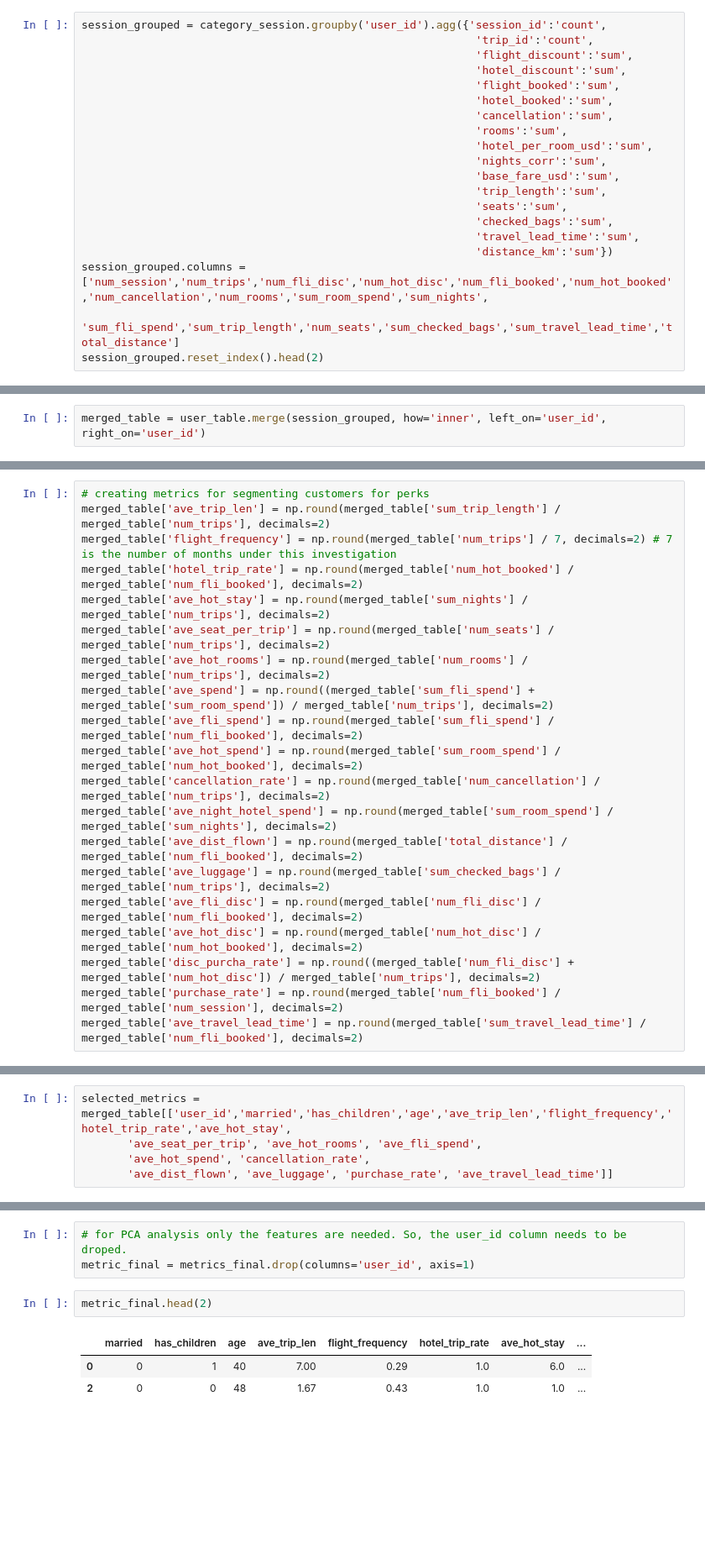
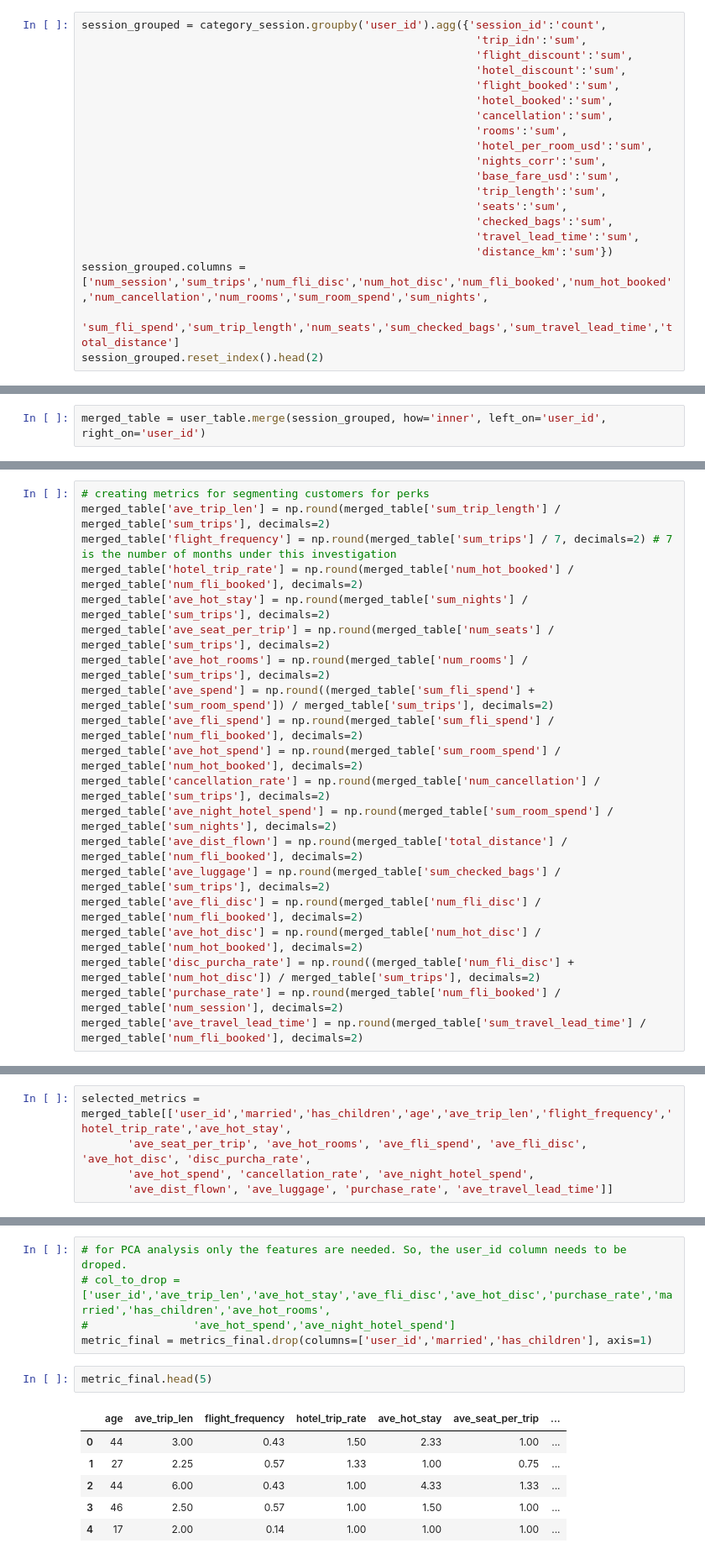
Before and after one commit to derewor/Travel-Tide-project, a Jupyter notebook: TravelTide_project_final.ipynb, the cells around one changed output, grey strips where cells are left out. Shown at 84% size. Saved outputs shown, nothing was run; the diff lists cells and outputs as text; blank space fills up the shorter version.

```diff
--- a/TravelTide_project_final.ipynb
+++ b/TravelTide_project_final.ipynb
@@ -213,6 +216,6 @@ category_session.head(2)
 # %%
 session_grouped = category_session.groupby('user_id').agg({'session_id':'count',
-                                                            'trip_id':'count',
+                                                            'trip_idn':'sum',
                                                             'flight_discount':'sum',
                                                             'hotel_discount':'sum',
                                                             'flight_booked':'sum',
@@ -227,7 +230,7 @@ session_grouped = category_session.groupby('user_id').agg({'session_id':'count',
                                                             'checked_bags':'sum',
                                                             'travel_lead_time':'sum',
                                                             'distance_km':'sum'})
-session_grouped.columns = ['num_session','num_trips','num_fli_disc','num_hot_disc','num_fli_booked','num_hot_booked','num_cancellation','num_rooms','sum_room_spend','sum_nights',
+session_grouped.columns = ['num_session','sum_trips','num_fli_disc','num_hot_disc','num_fli_booked','num_hot_booked','num_cancellation','num_rooms','sum_room_spend','sum_nights',
                            'sum_fli_spend','sum_trip_length','num_seats','sum_checked_bags','sum_travel_lead_time','total_distance']
 session_grouped.reset_index().head(2)
 # %% [output]
@@ -248,20 +255,20 @@ merged_table = user_table.merge(session_grouped, how='inner', left_on='user_id',
 # %%
 # creating metrics for segmenting customers for perks
-merged_table['ave_trip_len'] = np.round(merged_table['sum_trip_length'] / merged_table['num_trips'], decimals=2)
-merged_table['flight_frequency'] = np.round(merged_table['num_trips'] / 7, decimals=2) # 7 is the number of months under this investigation
+merged_table['ave_trip_len'] = np.round(merged_table['sum_trip_length'] / merged_table['sum_trips'], decimals=2)
+merged_table['flight_frequency'] = np.round(merged_table['sum_trips'] / 7, decimals=2) # 7 is the number of months under this investigation
 merged_table['hotel_trip_rate'] = np.round(merged_table['num_hot_booked'] / merged_table['num_fli_booked'], decimals=2)
-merged_table['ave_hot_stay'] = np.round(merged_table['sum_nights'] / merged_table['num_trips'], decimals=2)
-merged_table['ave_seat_per_trip'] = np.round(merged_table['num_seats'] / merged_table['num_trips'], decimals=2)
-merged_table['ave_hot_rooms'] = np.round(merged_table['num_rooms'] / merged_table['num_trips'], decimals=2)
-merged_table['ave_spend'] = np.round((merged_table['sum_fli_spend'] + merged_table['sum_room_spend']) / merged_table['num_trips'], decimals=2)
+merged_table['ave_hot_stay'] = np.round(merged_table['sum_nights'] / merged_table['sum_trips'], decimals=2)
+merged_table['ave_seat_per_trip'] = np.round(merged_table['num_seats'] / merged_table['sum_trips'], decimals=2)
+merged_table['ave_hot_rooms'] = np.round(merged_table['num_rooms'] / merged_table['sum_trips'], decimals=2)
+merged_table['ave_spend'] = np.round((merged_table['sum_fli_spend'] + merged_table['sum_room_spend']) / merged_table['sum_trips'], decimals=2)
 merged_table['ave_fli_spend'] = np.round(merged_table['sum_fli_spend'] / merged_table['num_fli_booked'], decimals=2)
 merged_table['ave_hot_spend'] = np.round(merged_table['sum_room_spend'] / merged_table['num_hot_booked'], decimals=2)
-merged_table['cancellation_rate'] = np.round(merged_table['num_cancellation'] / merged_table['num_trips'], decimals=2)
+merged_table['cancellation_rate'] = np.round(merged_table['num_cancellation'] / merged_table['sum_trips'], decimals=2)
 merged_table['ave_night_hotel_spend'] = np.round(merged_table['sum_room_spend'] / merged_table['sum_nights'], decimals=2)
 merged_table['ave_dist_flown'] = np.round(merged_table['total_distance'] / merged_table['num_fli_booked'], decimals=2)
-merged_table['ave_luggage'] = np.round(merged_table['sum_checked_bags'] / merged_table['num_trips'], decimals=2)
+merged_table['ave_luggage'] = np.round(merged_table['sum_checked_bags'] / merged_table['sum_trips'], decimals=2)
 merged_table['ave_fli_disc'] = np.round(merged_table['num_fli_disc'] / merged_table['num_fli_booked'], decimals=2)
 merged_table['ave_hot_disc'] = np.round(merged_table['num_hot_disc'] / merged_table['num_hot_booked'], decimals=2)
-merged_table['disc_purcha_rate'] = np.round((merged_table['num_fli_disc'] + merged_table['num_hot_disc']) / merged_table['num_trips'], decimals=2)
+merged_table['disc_purcha_rate'] = np.round((merged_table['num_fli_disc'] + merged_table['num_hot_disc']) / merged_table['sum_trips'], decimals=2)
 merged_table['purchase_rate'] = np.round(merged_table['num_fli_booked'] / merged_table['num_session'], decimals=2)
 merged_table['ave_travel_lead_time'] = np.round(merged_table['sum_travel_lead_time'] / merged_table['num_fli_booked'], decimals=2)
@@ -268,5 +296,5 @@ merged_table['ave_travel_lead_time'] = np.round(merged_table['sum_travel_lead_ti
 # %%
 selected_metrics = merged_table[['user_id','married','has_children','age','ave_trip_len','flight_frequency','hotel_trip_rate','ave_hot_stay',
-       'ave_seat_per_trip', 'ave_hot_rooms', 'ave_fli_spend',
-       'ave_hot_spend', 'cancellation_rate',
+       'ave_seat_per_trip', 'ave_hot_rooms', 'ave_fli_spend', 'ave_fli_disc', 'ave_hot_disc', 'disc_purcha_rate',
+       'ave_hot_spend', 'cancellation_rate', 'ave_night_hotel_spend',
        'ave_dist_flown', 'ave_luggage', 'purchase_rate', 'ave_travel_lead_time']]
@@ -281,9 +325,14 @@ metrics_final = metrics_clean.dropna()
 # %%
 # for PCA analysis only the features are needed. So, the user_id column needs to be droped.
-metric_final = metrics_final.drop(columns='user_id', axis=1)
+# col_to_drop = ['user_id','ave_trip_len','ave_hot_stay','ave_fli_disc','ave_hot_disc','purchase_rate','married','has_children','ave_hot_rooms',
+#                'ave_hot_spend','ave_night_hotel_spend']
+metric_final = metrics_final.drop(columns=['user_id','married','has_children'], axis=1)
 # %%
-metric_final.head(2)
+metric_final.head(5)
 # %% [output]
-|  | married | has_children | age | ave_trip_len | flight_frequency | hotel_trip_rate | ave_hot_stay | ... |
-| 0 | 0 | 1 | 40 | 7.00 | 0.29 | 1.0 | 6.0 | ... |
-| 2 | 0 | 0 | 48 | 1.67 | 0.43 | 1.0 | 1.0 | ... |
+|  | age | ave_trip_len | flight_frequency | hotel_trip_rate | ave_hot_stay | ave_seat_per_trip | ... |
+| 0 | 44 | 3.00 | 0.43 | 1.50 | 2.33 | 1.00 | ... |
+| 1 | 27 | 2.25 | 0.57 | 1.33 | 1.00 | 0.75 | ... |
+| 2 | 44 | 6.00 | 0.43 | 1.00 | 4.33 | 1.33 | ... |
+| 3 | 46 | 2.50 | 0.57 | 1.00 | 1.50 | 1.00 | ... |
+| 4 | 17 | 2.00 | 0.14 | 1.00 | 1.00 | 1.00 | ... |
```
Also changed, not shown: parts of 42 cells of this notebook.
